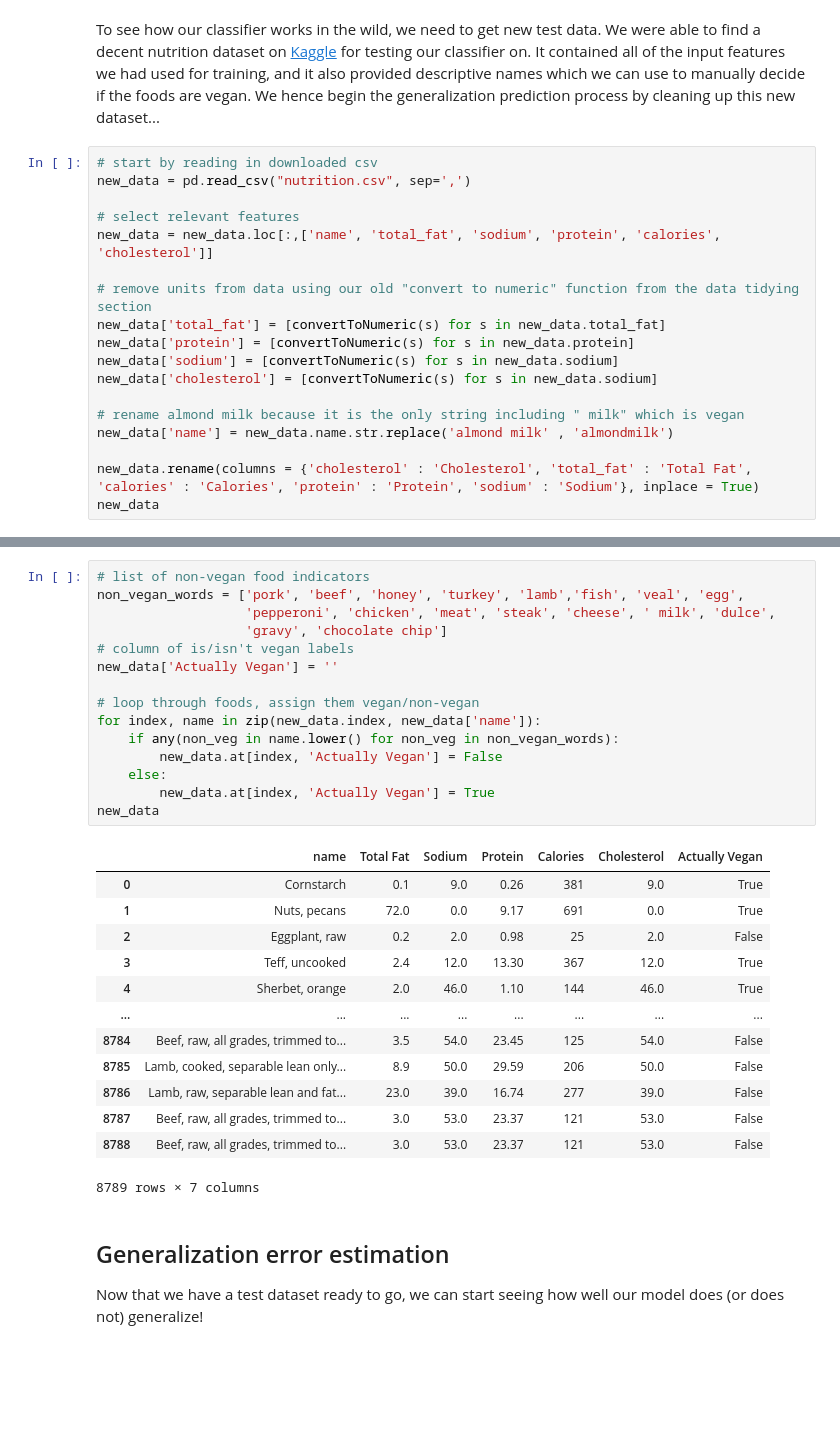
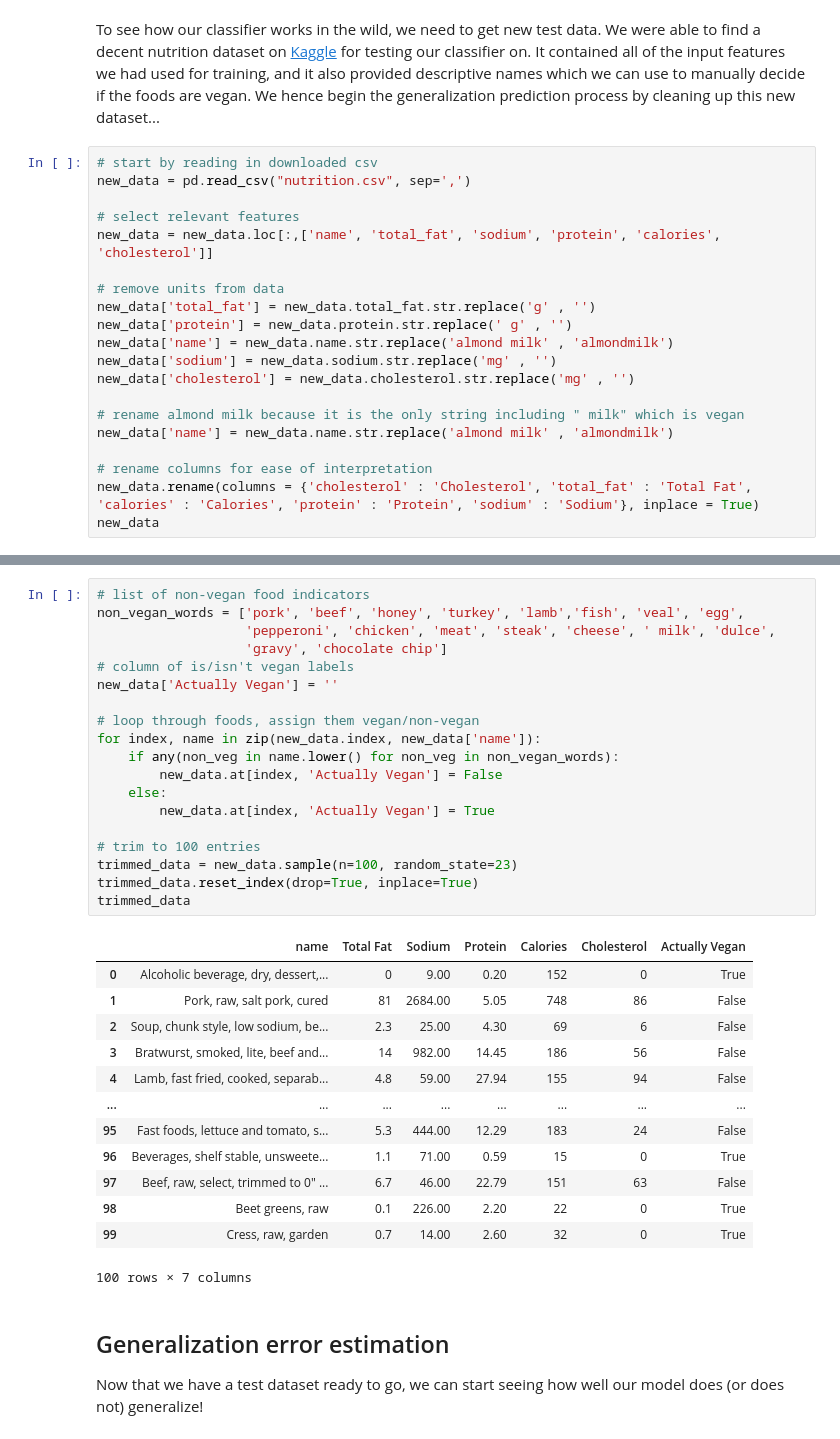
Before and after one commit to harlansgs/fall-2021-umd-dining-analysis, a Jupyter notebook: Meats at Maryland.ipynb, the cells around one changed output, grey strips where cells are left out. Drawn from its saved outputs; the diff is of its cells as text; blank space fills up the shorter version.

```diff
--- a/Meats at Maryland.ipynb
+++ b/Meats at Maryland.ipynb
@@ -744,15 +747,17 @@ new_data = pd.read_csv("nutrition.csv", sep=',')
 # select relevant features
 new_data = new_data.loc[:,['name', 'total_fat', 'sodium', 'protein', 'calories', 'cholesterol']]
 
-# remove units from data using our old "convert to numeric" function from the data tidying section
-new_data['total_fat'] = [convertToNumeric(s) for s in new_data.total_fat]
-new_data['protein'] = [convertToNumeric(s) for s in new_data.protein]
-new_data['sodium'] = [convertToNumeric(s) for s in new_data.sodium]
-new_data['cholesterol'] = [convertToNumeric(s) for s in new_data.sodium]
+# remove units from data
+new_data['total_fat'] = new_data.total_fat.str.replace('g' , '')
+new_data['protein'] = new_data.protein.str.replace(' g' , '')
+new_data['name'] = new_data.name.str.replace('almond milk' , 'almondmilk')
+new_data['sodium'] = new_data.sodium.str.replace('mg' , '')
+new_data['cholesterol'] = new_data.cholesterol.str.replace('mg' , '')
 
 # rename almond milk because it is the only string including " milk" which is vegan
 new_data['name'] = new_data.name.str.replace('almond milk' , 'almondmilk')
 
+# rename columns for ease of interpretation
 new_data.rename(columns = {'cholesterol' : 'Cholesterol', 'total_fat' : 'Total Fat', 'calories' : 'Calories', 'protein' : 'Protein', 'sodium' : 'Sodium'}, inplace = True)
 new_data
 # %% [output]
@@ -774,32 +779,36 @@ We can then prepare a string block list to manually classify whether or not each
 # %%
 # list of non-vegan food indicators
 non_vegan_words = ['pork', 'beef', 'honey', 'turkey', 'lamb','fish', 'veal', 'egg',
                    'pepperoni', 'chicken', 'meat', 'steak', 'cheese', ' milk', 'dulce',
                    'gravy', 'chocolate chip']
 # column of is/isn't vegan labels
 new_data['Actually Vegan'] = ''
 
 # loop through foods, assign them vegan/non-vegan
 for index, name in zip(new_data.index, new_data['name']):
     if any(non_veg in name.lower() for non_veg in non_vegan_words):
         new_data.at[index, 'Actually Vegan'] = False
     else:
         new_data.at[index, 'Actually Vegan'] = True
-new_data
+
+# trim to 100 entries
+trimmed_data = new_data.sample(n=100, random_state=23)
+trimmed_data.reset_index(drop=True, inplace=True)
+trimmed_data
 # %% [output]
 |  | name | Total Fat | Sodium | Protein | Calories | Cholesterol | Actually Vegan |
-| 0 | Cornstarch | 0.1 | 9.0 | 0.26 | 381 | 9.0 | True |
-| 1 | Nuts, pecans | 72.0 | 0.0 | 9.17 | 691 | 0.0 | True |
-| 2 | Eggplant, raw | 0.2 | 2.0 | 0.98 | 25 | 2.0 | False |
-| 3 | Teff, uncooked | 2.4 | 12.0 | 13.30 | 367 | 12.0 | True |
-| 4 | Sherbet, orange | 2.0 | 46.0 | 1.10 | 144 | 46.0 | True |
+| 0 | Alcoholic beverage, dry, dessert,... | 0 | 9.00 | 0.20 | 152 | 0 | True |
+| 1 | Pork, raw, salt pork, cured | 81 | 2684.00 | 5.05 | 748 | 86 | False |
+| 2 | Soup, chunk style, low sodium, be... | 2.3 | 25.00 | 4.30 | 69 | 6 | False |
+| 3 | Bratwurst, smoked, lite, beef and... | 14 | 982.00 | 14.45 | 186 | 56 | False |
+| 4 | Lamb, fast fried, cooked, separab... | 4.8 | 59.00 | 27.94 | 155 | 94 | False |
 | ... | ... | ... | ... | ... | ... | ... | ... |
-| 8784 | Beef, raw, all grades, trimmed to... | 3.5 | 54.0 | 23.45 | 125 | 54.0 | False |
-| 8785 | Lamb, cooked, separable lean only... | 8.9 | 50.0 | 29.59 | 206 | 50.0 | False |
-| 8786 | Lamb, raw, separable lean and fat... | 23.0 | 39.0 | 16.74 | 277 | 39.0 | False |
-| 8787 | Beef, raw, all grades, trimmed to... | 3.0 | 53.0 | 23.37 | 121 | 53.0 | False |
-| 8788 | Beef, raw, all grades, trimmed to... | 3.0 | 53.0 | 23.37 | 121 | 53.0 | False |
+| 95 | Fast foods, lettuce and tomato, s... | 5.3 | 444.00 | 12.29 | 183 | 24 | False |
+| 96 | Beverages, shelf stable, unsweete... | 1.1 | 71.00 | 0.59 | 15 | 0 | True |
+| 97 | Beef, raw, select, trimmed to 0" ... | 6.7 | 46.00 | 22.79 | 151 | 63 | False |
+| 98 | Beet greens, raw | 0.1 | 226.00 | 2.20 | 22 | 0 | True |
+| 99 | Cress, raw, garden | 0.7 | 14.00 | 2.60 | 32 | 0 | True |
-8789 rows × 7 columns
+100 rows × 7 columns
 # %% [markdown]
 ## Generalization error estimation
 Now that we have a test dataset ready to go, we can start seeing how well our model does (or does not) generalize!
```
Also changed, not shown: parts of 8 cells of this notebook, 2 other files.
